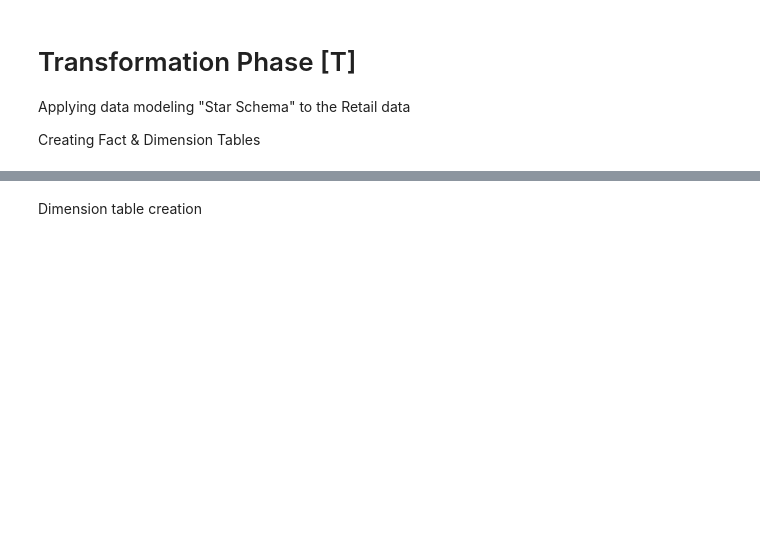
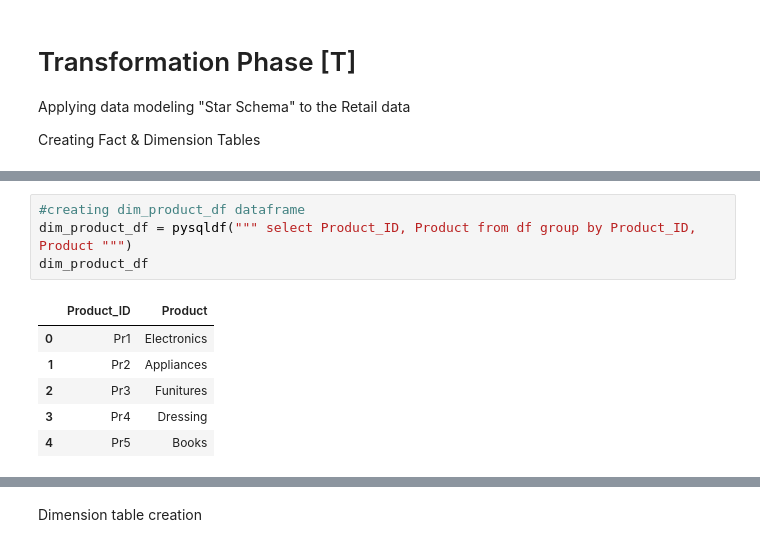
Before and after one commit to 0sree0/Simple-Introduction-To-ETL-In-Python, a Jupyter notebook: Code.ipynb, the cells around one changed output, grey strips where cells are left out. Cells and saved outputs as stored; diff of their text form; blank space fills up the shorter version.

```diff
--- a/Code.ipynb
+++ b/Code.ipynb
@@ -141,0 +83,11 @@ fact_sub_product_df.head(5)
+# %%
+#creating dim_product_df dataframe
+dim_product_df = pysqldf(""" select Product_ID, Product from df group by Product_ID, Product """)
+dim_product_df
+# %% [output]
+|  | Product_ID | Product |
+| 0 | Pr1 | Electronics |
+| 1 | Pr2 | Appliances |
+| 2 | Pr3 | Funitures |
+| 3 | Pr4 | Dressing |
+| 4 | Pr5 | Books |
```
Also changed, not shown: parts of 28 cells of this notebook, 1 other file.
